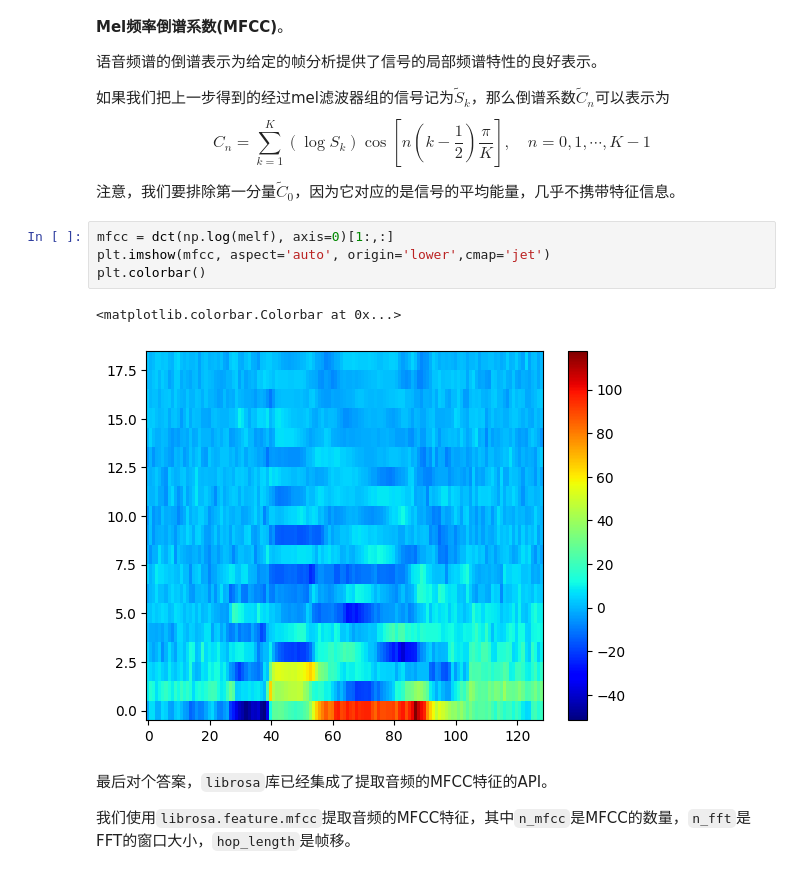
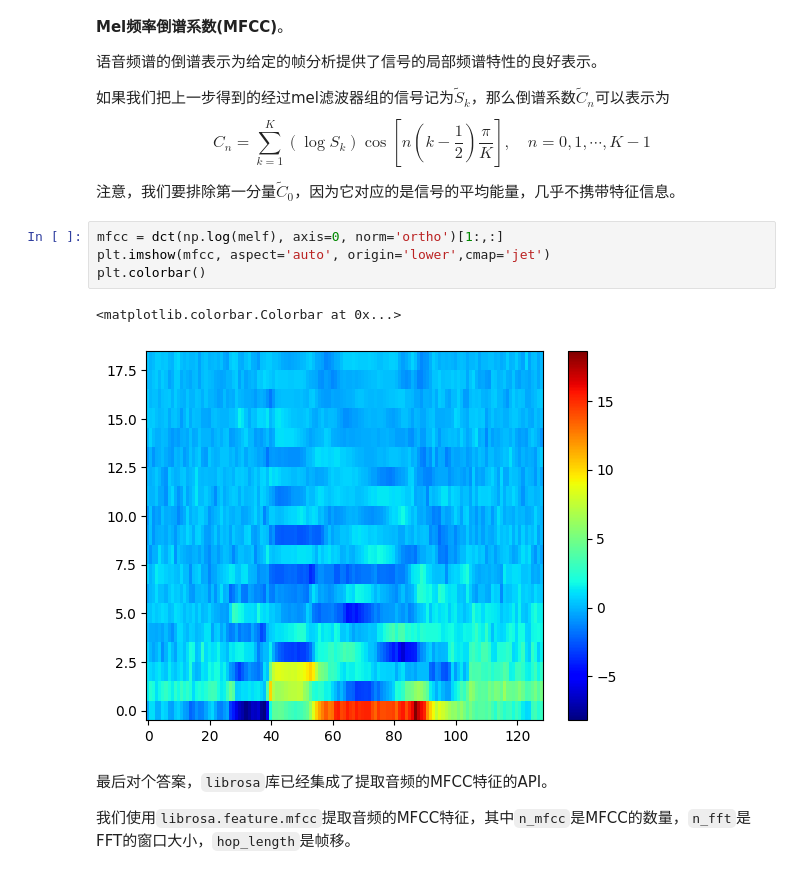
Before and after one commit to luoliawow/mssb-TA, a Jupyter notebook: python_version/speaker/mfcc.ipynb, the cells around one changed output. Cells and saved outputs as stored; diff of their text form.

```diff
--- a/python_version/speaker/mfcc.ipynb
+++ b/python_version/speaker/mfcc.ipynb
@@ -101,12 +101,12 @@ $$C_n=\sum_{k=1}^K(\log S_k)\cos[n(k-\frac{1}{2})\frac{\pi}{K}],\quad n=0,1,\cdo
 
 注意，我们要排除第一分量$\widetilde C_0$，因为它对应的是信号的平均能量，几乎不携带特征信息。
 # %%
-mfcc = dct(np.log(melf), axis=0)[1:,:]
+mfcc = dct(np.log(melf), axis=0, norm='ortho')[1:,:]
 plt.imshow(mfcc, aspect='auto', origin='lower',cmap='jet')
 plt.colorbar()
 # %% [output]
 <matplotlib.colorbar.Colorbar at 0x...>
-[figure, old version]
+[figure, new version]
 # %% [markdown]
 最后对个答案，`librosa`库已经集成了提取音频的MFCC特征的API。
 
```
Also changed, not shown: parts of 1 cell of this notebook, 3 other files.
